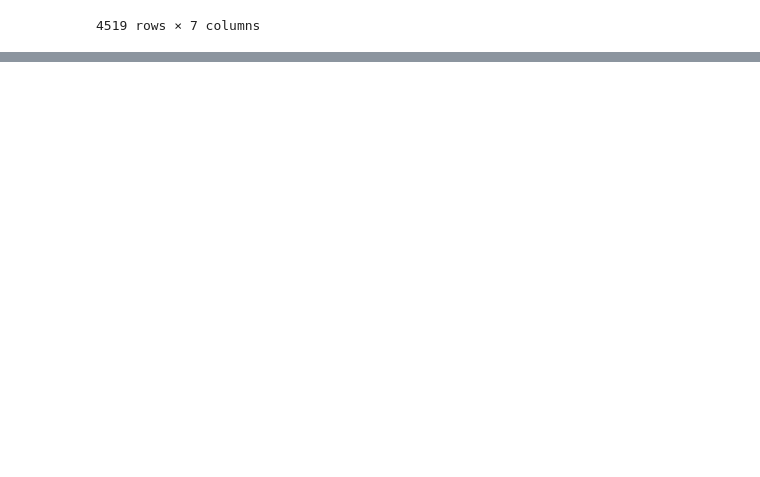
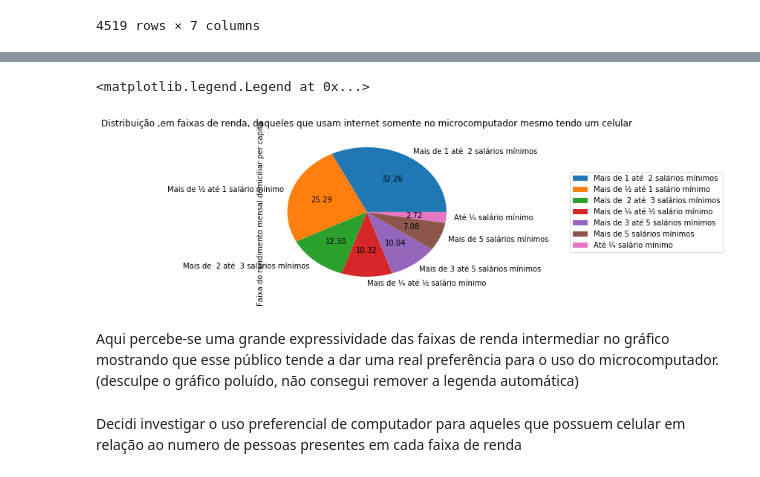
Before and after one commit to Veronur/CienciaDosDadosLuccadc, a Jupyter notebook: CienciaDosDadosLuccadc-master/dados/pj1/Projeto1 Layout.ipynb, the cells around one changed output, grey strips where cells are left out. Saved outputs shown, nothing was run; the diff lists cells and outputs as text; code cells hidden in the pictures; blank space fills up the shorter version.

```diff
--- a/CienciaDosDadosLuccadc-master/dados/pj1/Projeto1 Layout.ipynb
+++ b/CienciaDosDadosLuccadc-master/dados/pj1/Projeto1 Layout.ipynb
@@ -240,0 +248,3 @@ Descreva aqui suas conclusões!
+# %%
+SoPccomCel=SoPc[SoPc["Tem telefone movel celular"]=='Sim']
+SoPccomCel
@@ -240,0 +272,4 @@ Descreva aqui suas conclusões!
+# %%
+f=SoPccomCel['Faixa do rendimento mensal domiciliar per capita ']
+ff=(f.value_counts(True)*100).iloc[:-2]
+ff
@@ -240,0 +285,14 @@ Descreva aqui suas conclusões!
+# %%
+ff.plot.pie(autopct="%.2f",legend=True,title='Distribuição ,em faixas de renda, daqueles que usam internet somente no microcomputador mesmo tendo um celular')
+
+ax = plt.subplot(111)
+box = ax.get_position()
+ax.set_position([box.x0, box.y0, box.width * 0.8, box.height*1])
+ax.legend(loc='center left', bbox_to_anchor=(1.5, 0.5),labels=None)
+# %% [output]
+<matplotlib.legend.Legend at 0x...>
+[figure, added]
+# %% [markdown]
+Aqui percebe-se uma grande expressividade das faixas de renda intermediar no gráfico mostrando que esse público tende a dar uma real preferência para o uso do microcomputador. (desculpe o gráfico poluído, não consegui remover a legenda automática)
+# %% [markdown]
+Decidi investigar o uso preferencial de computador para aqueles que possuem celular em relação ao numero de pessoas presentes em cada faixa de renda
```
Also changed, not shown: parts of 42 cells of this notebook.
